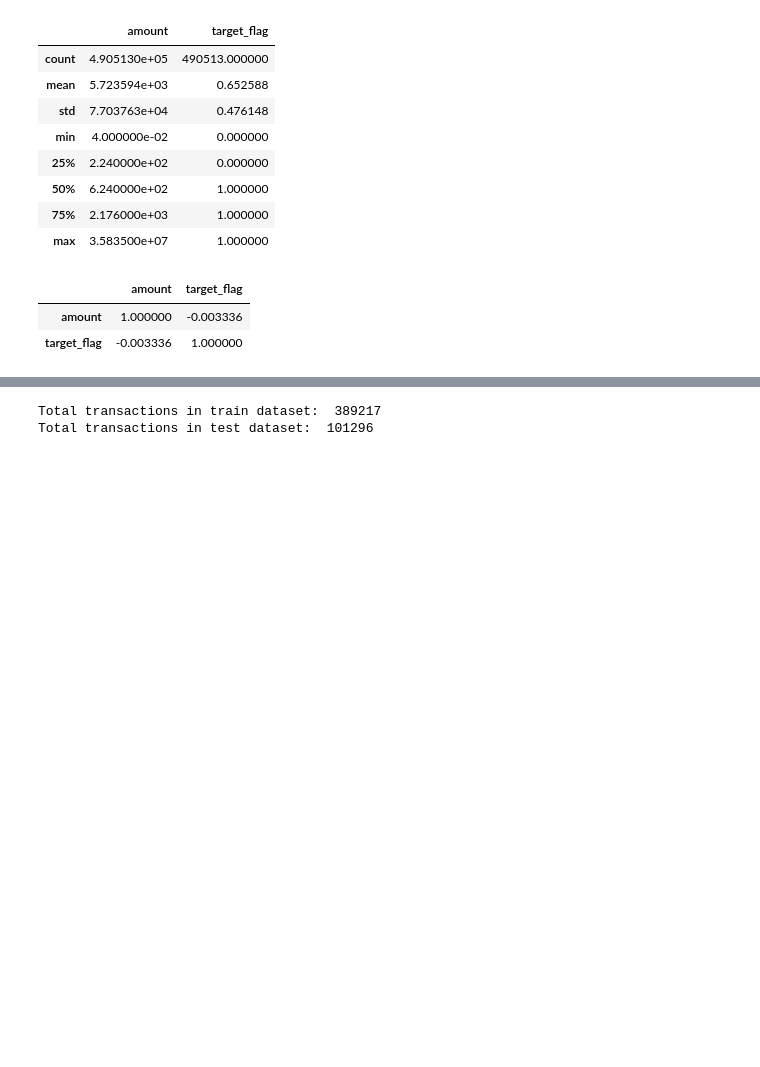
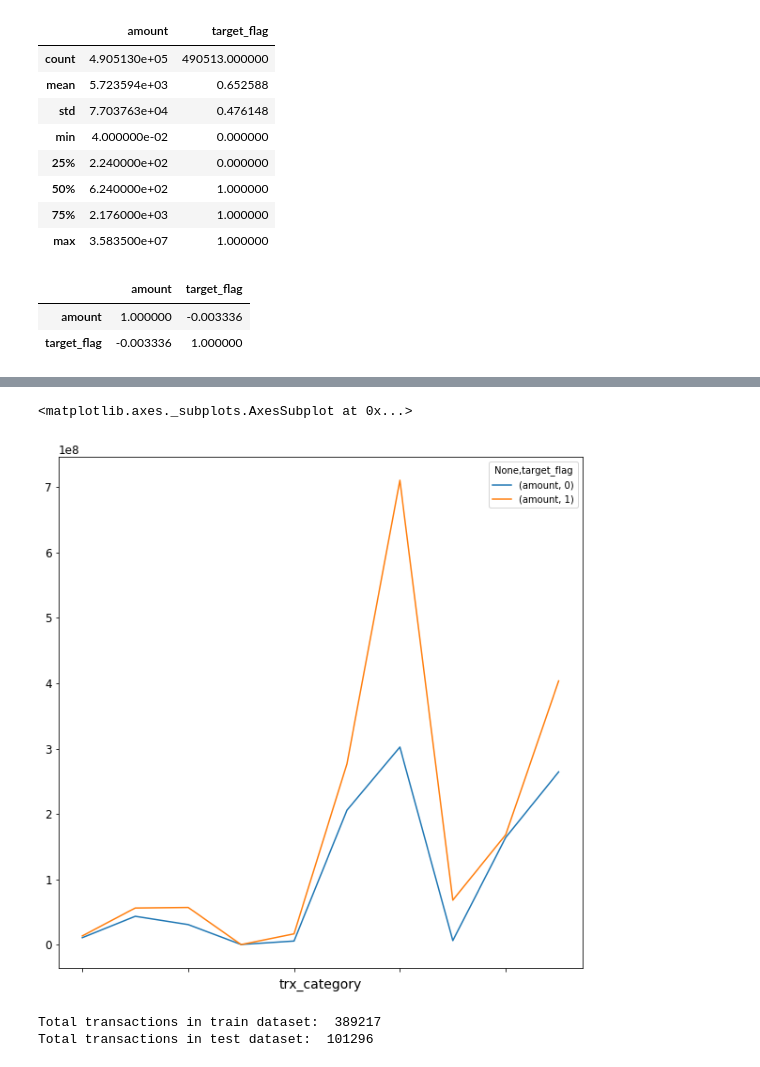
Before and after one commit to dataeli/netology-FE, a Jupyter notebook: HW1.ipynb, the cells around one changed output, grey strips where cells are left out. Drawn from its saved outputs; the diff is of its cells as text; code cells hidden in the pictures; blank space fills up the shorter version.

```diff
--- a/HW1.ipynb
+++ b/HW1.ipynb
@@ -183,0 +208,4 @@ corr_matr
+# %%
+grouped_trx = df[['trx_category', 'amount', 'target_flag']].groupby(['trx_category', 'target_flag']).agg('sum')
+viz_trx = grouped_trx.unstack(fill_value=0)
+viz_trx
@@ -184,3 +226,8 @@ corr_matr
+# %%
+viz_trx.plot()
+# %% [output]
+<matplotlib.axes._subplots.AxesSubplot at 0x...>
+[figure, added]
 # %%
 clients_test = np.random.choice(df.cl_id.unique(), size=1000, replace=False)
 clients_test_set = set(clients_test)
```
Also changed, not shown: parts of 3 cells of this notebook.
